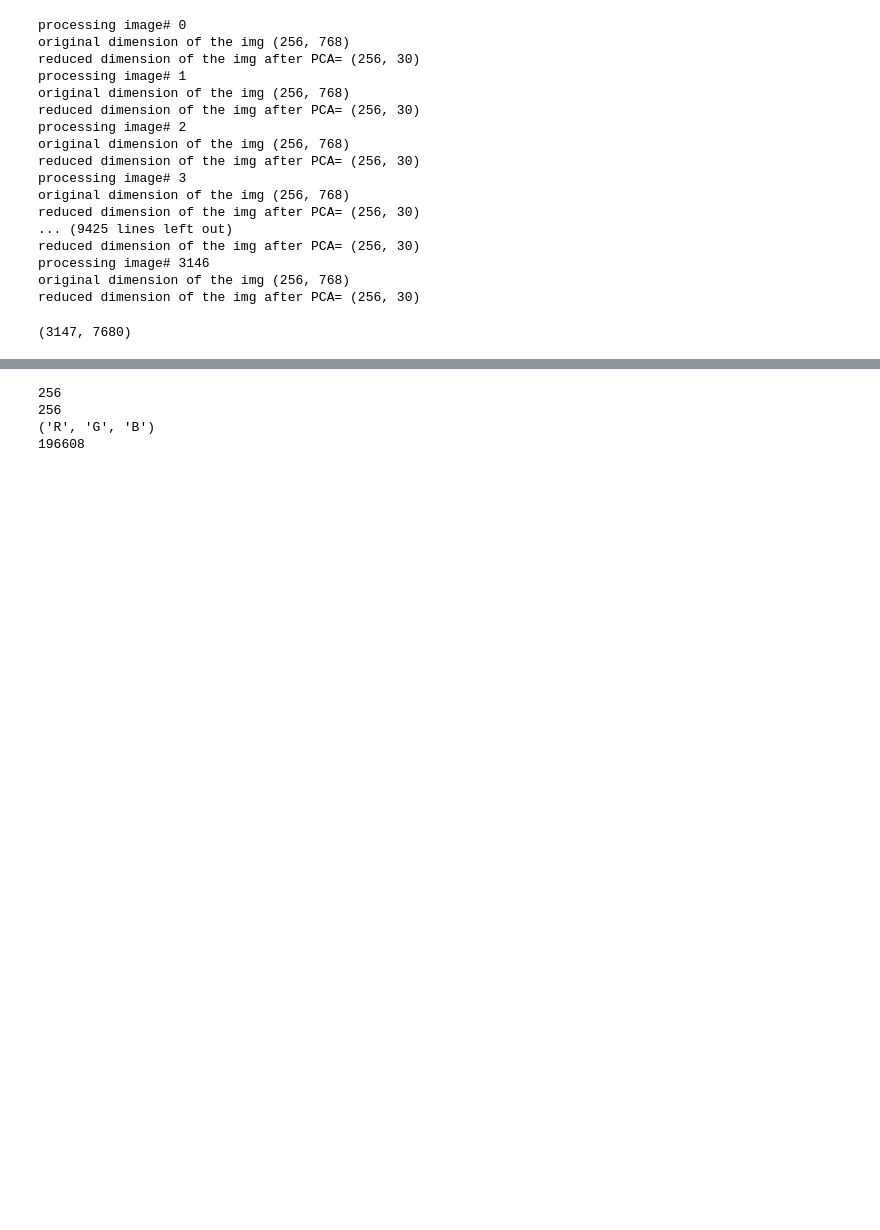
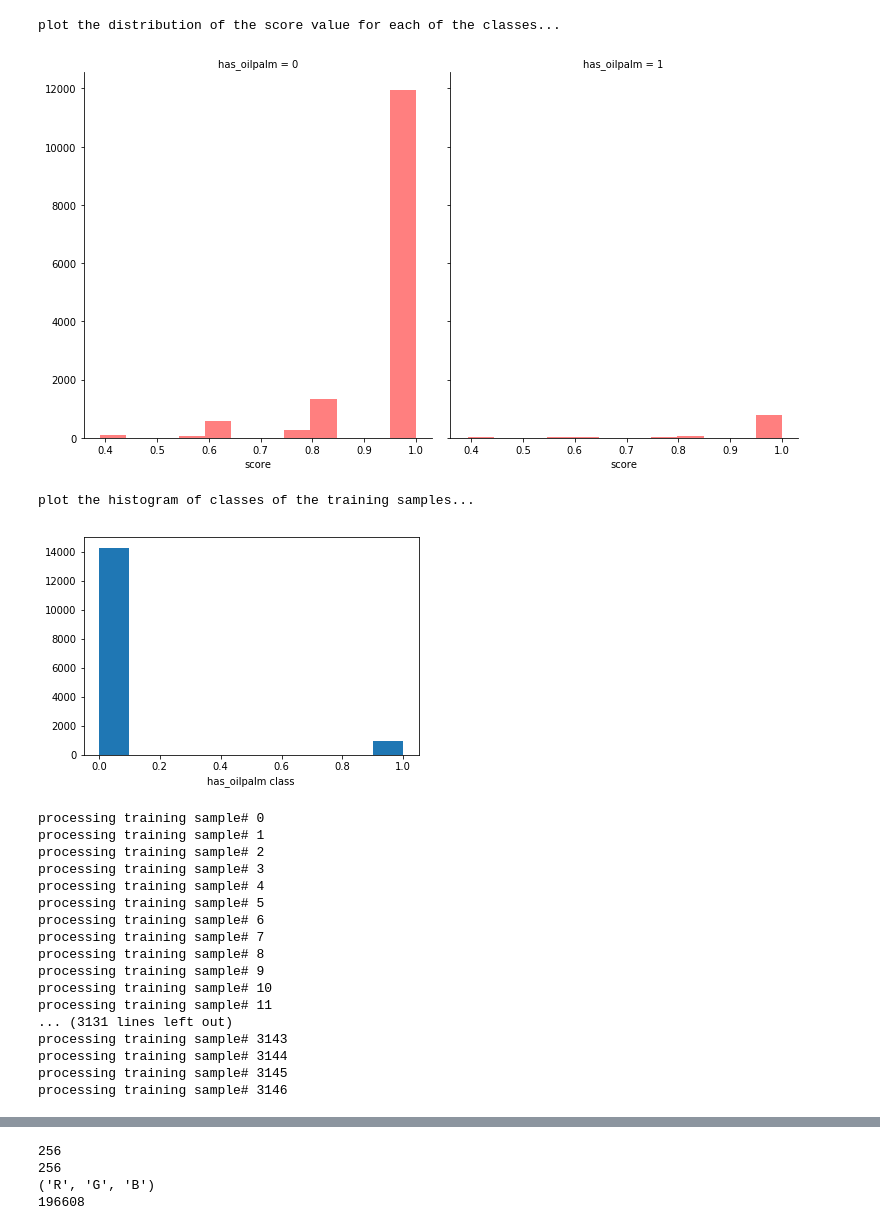
Before and after one commit to khabboud/WiDS2019, a Jupyter notebook: widsdatathon2019/load_data.ipynb, the cells around one changed output, grey strips where cells are left out. Drawn from its saved outputs; the diff is of its cells as text; code cells hidden in the pictures; blank space fills up the shorter version.

Commit message:
updating jupyter notebook with labeling training data

```diff
--- a/widsdatathon2019/load_data.ipynb
+++ b/widsdatathon2019/load_data.ipynb
@@ -1,30 +1,41 @@
 # %%
 import sys, os
 sys.path.insert(0, '../')
 from oilpalm import OilPalmImages
 train_file_directory = "train_images_less/"
+import pandas as pd
+import numpy as np
+import matplotlib.pyplot as plt
+import seaborn as sns
 
-op_instance = OilPalmImages(file_directory= train_file_directory, pca_components= 30)
+
+train_file_directory = "train_images_less/"
+labels_file_name = 'traininglabels.csv'
+label_selection_probability = 0.8
+label_selection_method = 'soft' #'hard'
+reduced_image_height = 30
+op_instance = OilPalmImages(file_directory= train_file_directory, labels_file_name = labels_file_name, pca_components= reduced_image_height, label_selection_probability = label_selection_probability, label_selection_method = label_selection_method)
+op_instance.get_labels_from_file()
 op_instance.read_train_images()
 # %% [output]
-processing image# 0
-original dimension of the img (256, 768)
-reduced dimension of the img after PCA= (256, 30)
-processing image# 1
-original dimension of the img (256, 768)
-reduced dimension of the img after PCA= (256, 30)
-processing image# 2
-original dimension of the img (256, 768)
-reduced dimension of the img after PCA= (256, 30)
-processing image# 3
-original dimension of the img (256, 768)
-reduced dimension of the img after PCA= (256, 30)
-... (9425 lines left out)
-reduced dimension of the img after PCA= (256, 30)
-processing image# 3146
-original dimension of the img (256, 768)
-reduced dimension of the img after PCA= (256, 30)
+plot the distribution of the score value for each of the classes...
+[figure, added]
+plot the histogram of classes of the training samples...
+[figure, added]
+processing training sample# 0
+processing training sample# 1
+processing training sample# 2
+processing training sample# 3
+processing training sample# 4
+processing training sample# 5
+processing training sample# 6
+processing training sample# 7
+processing training sample# 8
+processing training sample# 9
+processing training sample# 10
+processing training sample# 11
+... (3131 lines left out)
+processing training sample# 3143
+processing training sample# 3144
+processing training sample# 3145
+processing training sample# 3146
-# %%
-op_instance.X_train.shape
-# %% [output]
-(3147, 7680)
```
Also changed, not shown: parts of 2 cells of this notebook.
